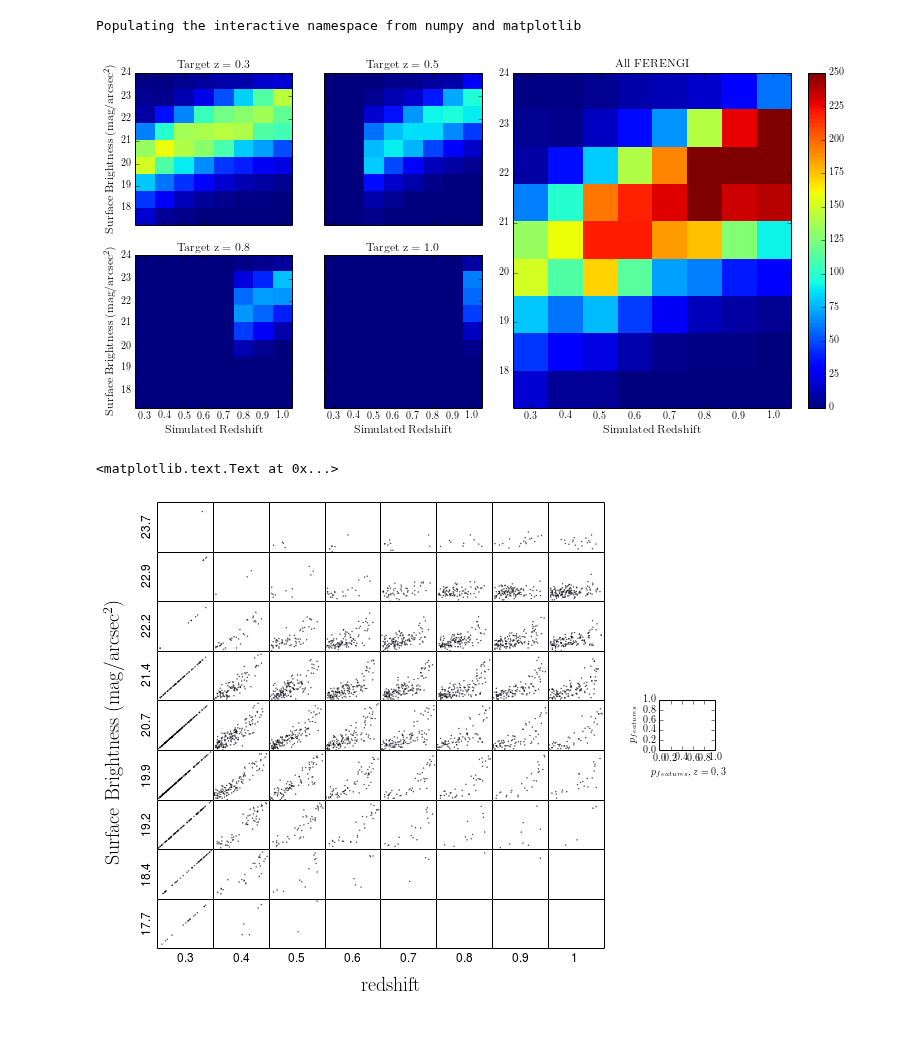
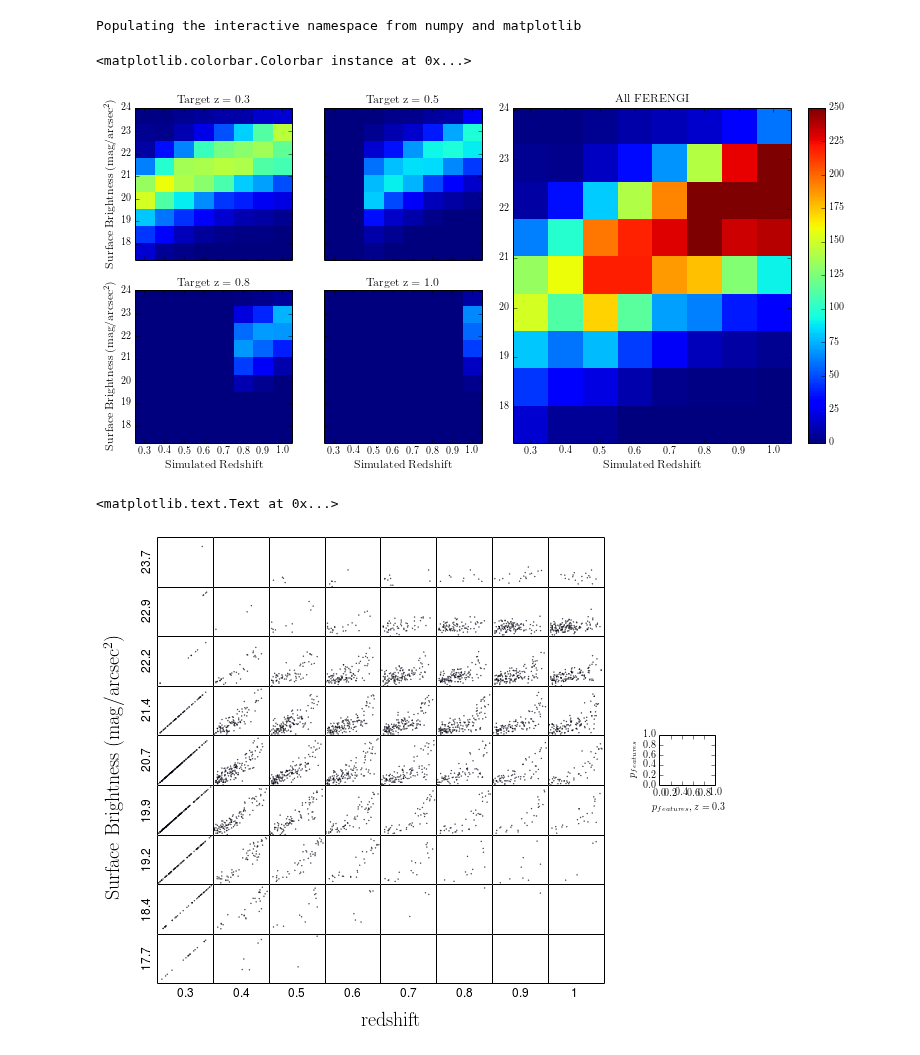
Before and after one commit to willettk/gzhubble, a Jupyter notebook: python/p_features_thresholds.ipynb, the cells around one changed output. Drawn from its saved outputs; the diff is of its cells as text; code cells hidden in the pictures.

```diff
--- a/python/p_features_thresholds.ipynb
+++ b/python/p_features_thresholds.ipynb
@@ -9,7 +9,7 @@ mpl.rcParams['text.usetex']=True
 Populating the interactive namespace from numpy and matplotlib
 # %%
 #Load Data!
-data=pyfits.open('../gzhubble/data/ferengi_sb.fits')
+data=pyfits.open('../data/ferengi_sb.fits')
 data=data[1].data
 # %%
 #cheap way of selecting only "Target z of 0.3" galaxies - ie those which were FERENGI'd from 0.3 to 1.0.
@@ -73,6 +73,7 @@ plt.title('$\mathrm{All~FERENGI}$',fontsize=12)
 
 plt.colorbar()
 # %% [output]
+<matplotlib.colorbar.Colorbar instance at 0x...>
 [figure]
 # %%
 #Start with Target z=0.3 galaxies; these have p_features values spanning 0.3 to 1.0
@@ -106,31 +107,31 @@ for y in range(0,len(yedges)-1):
 # %%
 #Plot p_features at a given redshift vs p_features at z=0.3 at each redshift, binned by surface brightness
 f=figure(figsize=(10,8))
 gs=gridspec.GridSpec(9,10)
 gs.update(wspace=0)
 gs.update(hspace=0)
 yedge_int=[8,7,6,5,4,3,2,1,0]
 y_label=[]
 for i in range(0,len(yedges)-1):
     y_label.append(round((yedges[i]+yedges[i+1])/2,1))
 y_label=y_label[::-1]
 for j,y in enumerate(yedge_int):
     for i,z in enumerate(reds):
         plt.subplot(gs[j,i])
         plt.scatter(scatter_dct[z,yedges[y],'lo'],scatter_dct[z,yedges[y],'hi'],marker='.',s=.5)
         plt.tick_params(labelleft='off')
         plt.tick_params(top='off',bottom='off',right='off',left='off',labelbottom='off')
         plt.xlim(0,1)
         plt.ylim(0,1)
         if j==8:
             plt.xlabel('%s'%reds[i],fontsize=12)
         if i==0:
             plt.ylabel('%s'%y_label[j],fontsize=12)
 plt.subplot(gs[4,9])
-plt.xlabel(r'$p_{features},z=0,3$')
+plt.xlabel(r'$p_{features},z=0.3$')
 plt.ylabel(r'$p_{features}$')
 f.text(.05,.5,r'$\mathrm{Surface~Brightness~(mag/arcsec^2)}$',rotation=90,fontsize=20,va='center')
 f.text(.45,.05,r'$\mathrm{redshift}$',fontsize=20,ha='center')
 # %% [output]
 <matplotlib.text.Text at 0x...>
-[figure, old version]
+[figure, new version]
```
